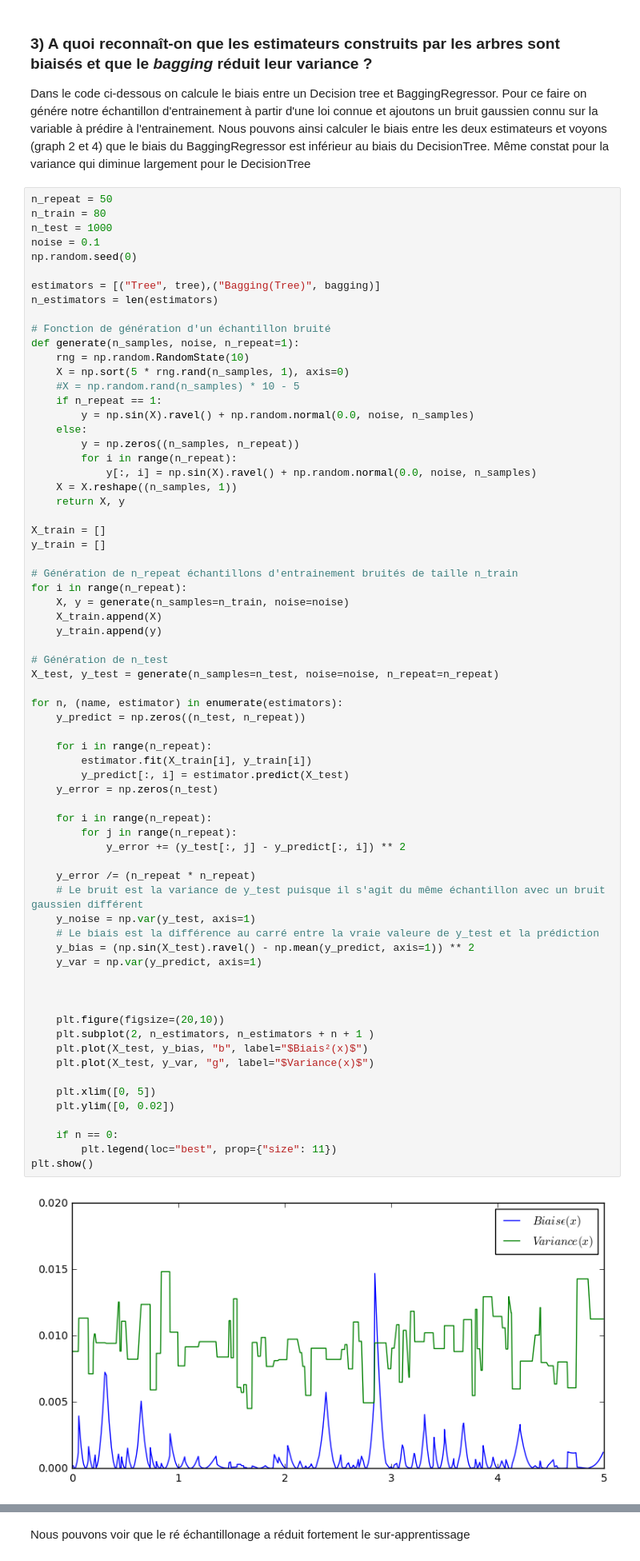
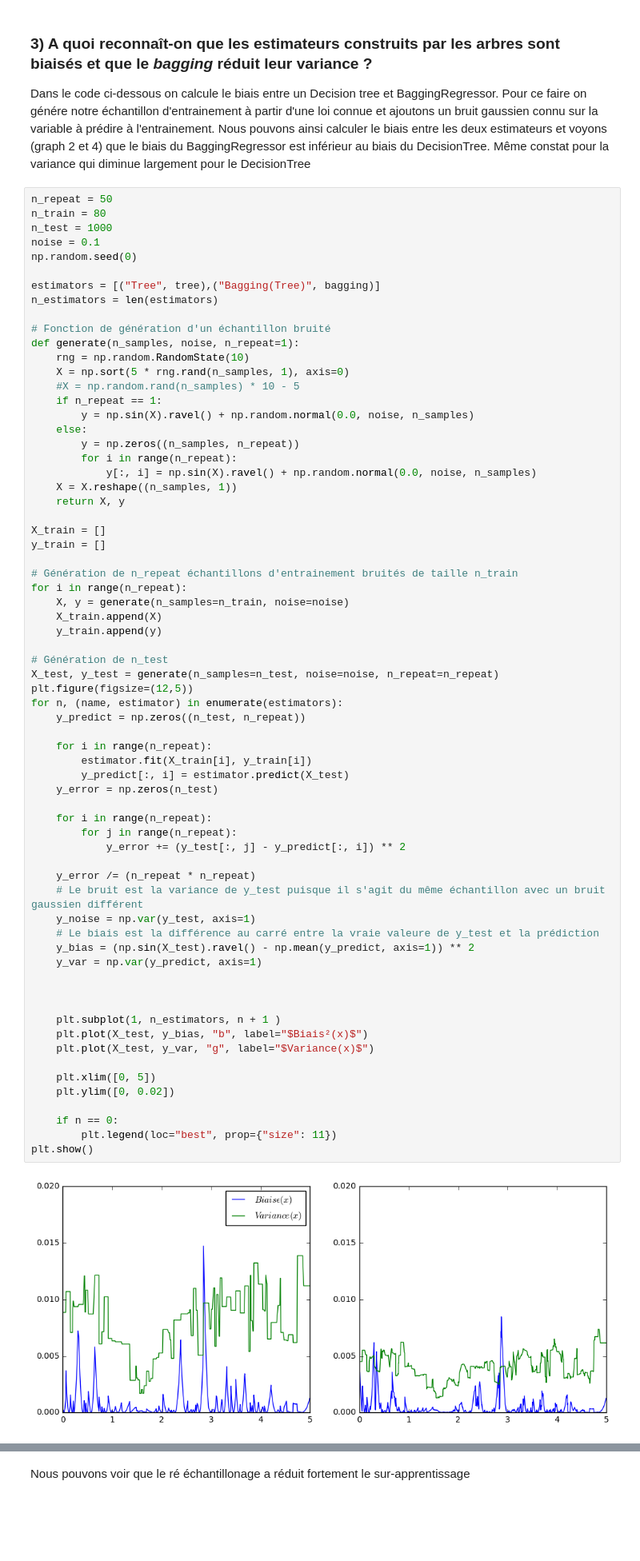
Before and after one commit to rvi008/ensembles, a Jupyter notebook: ensembles.ipynb, the cells around one changed output, grey strips where cells are left out. Shown at 80% size. Saved outputs shown, nothing was run; the diff lists cells and outputs as text; blank space fills up the shorter version.

```diff
--- a/ensembles.ipynb
+++ b/ensembles.ipynb
@@ -122,38 +122,37 @@ for i in range(n_repeat):
 
 # Génération de n_test
 X_test, y_test = generate(n_samples=n_test, noise=noise, n_repeat=n_repeat)
-
+plt.figure(figsize=(12,5))
 for n, (name, estimator) in enumerate(estimators):
     y_predict = np.zeros((n_test, n_repeat))
 
     for i in range(n_repeat):
         estimator.fit(X_train[i], y_train[i])
         y_predict[:, i] = estimator.predict(X_test)
     y_error = np.zeros(n_test)
 
     for i in range(n_repeat):
         for j in range(n_repeat):
             y_error += (y_test[:, j] - y_predict[:, i]) ** 2
 
     y_error /= (n_repeat * n_repeat)
     # Le bruit est la variance de y_test puisque il s'agit du même échantillon avec un bruit gaussien différent
     y_noise = np.var(y_test, axis=1)
     # Le biais est la différence au carré entre la vraie valeure de y_test et la prédiction
     y_bias = (np.sin(X_test).ravel() - np.mean(y_predict, axis=1)) ** 2
     y_var = np.var(y_predict, axis=1)
 
 
 
-    plt.figure(figsize=(20,10))
-    plt.subplot(2, n_estimators, n_estimators + n + 1 )
+    plt.subplot(1, n_estimators, n + 1 )
     plt.plot(X_test, y_bias, "b", label="$Biais²(x)$")
     plt.plot(X_test, y_var, "g", label="$Variance(x)$")
 
     plt.xlim([0, 5])
     plt.ylim([0, 0.02])
 
     if n == 0:
         plt.legend(loc="best", prop={"size": 11})
 plt.show()
 # %% [output]
-[figure, old version]
+[figure, new version]
```
Also changed, not shown: parts of 14 cells of this notebook.
